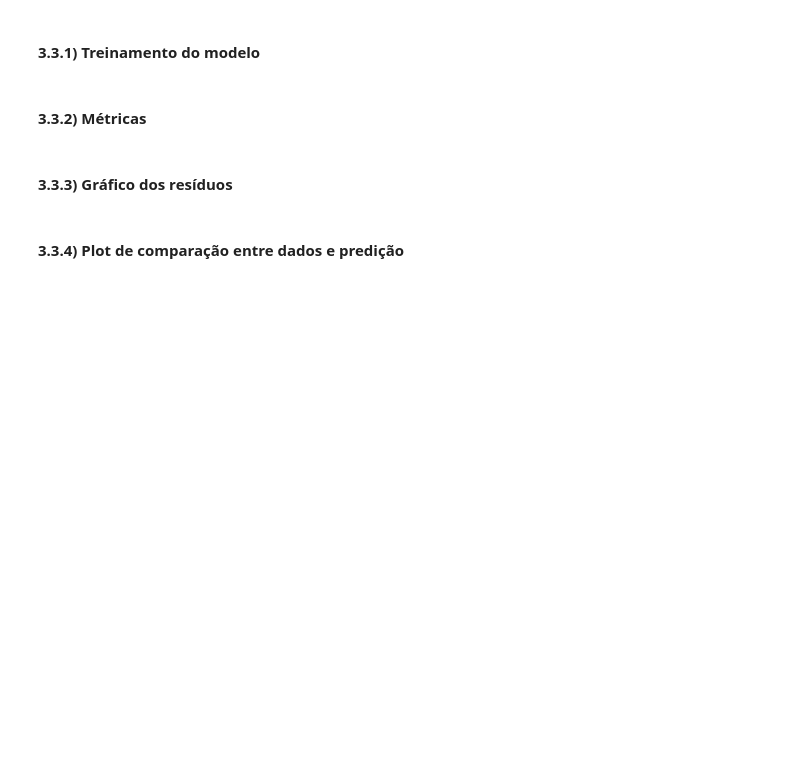
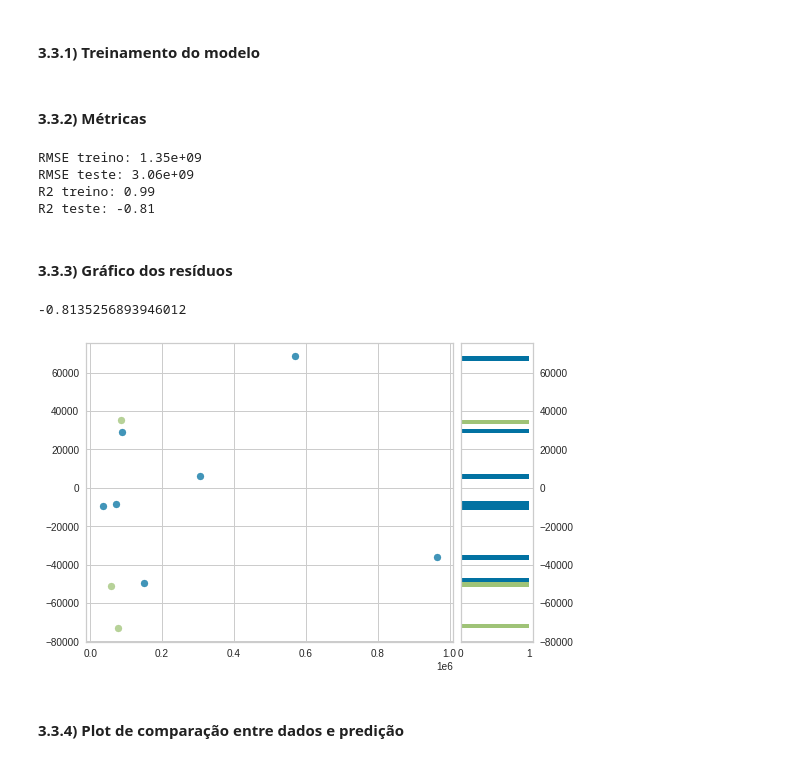
Before and after one commit to martinmedice/Learning_Data_Science, a Jupyter notebook: Aplicação_Regressão_Não_Linear.ipynb, the cells around one changed output. Saved outputs shown, nothing was run; the diff lists cells and outputs as text; code cells hidden in the pictures; blank space fills up the shorter version.

```diff
--- a/Aplicação_Regressão_Não_Linear.ipynb
+++ b/Aplicação_Regressão_Não_Linear.ipynb
@@ -102,9 +135,36 @@ plt.plot(X, y, 'ro', X,reg_lin.predict(X), 'b--')
 ### 3.3) Regressão cúbica
 # %% [markdown]
 #### 3.3.1) Treinamento do modelo
+# %%
+poly = PolynomialFeatures(degree=3)
+X_poly = poly.fit_transform(X)
+
+X_train, X_test, y_train, y_test = train_test_split(X_poly, y, test_size=0.3, random_state=2)
+
+reg_cub= LinearRegression().fit(X_train, y_train)
+ypred_treino3 = reg_cub.predict(X_train)
+ypred_teste3 = reg_cub.predict(X_test)
 # %% [markdown]
 #### 3.3.2) Métricas
+# %%
+print('RMSE treino: {:.3}'.format(mean_squared_error(y_train, ypred_treino3)))
+print('RMSE teste: {:.3}'.format(mean_squared_error(y_test, ypred_teste3)))
+print('R2 treino: {:.2}'.format(r2_score(y_train, ypred_treino3)))
+print('R2 teste: {:.2}'.format(r2_score(y_test, ypred_teste3)))
+# %% [output]
+RMSE treino: 1.35e+09
+RMSE teste: 3.06e+09
+R2 treino: 0.99
+R2 teste: -0.81
 # %% [markdown]
 #### 3.3.3) Gráfico dos resíduos
+# %%
+visualizer = ResidualsPlot(LinearRegression())
+
+visualizer.fit(X_train, y_train)  # Fit the training data to the visualizer
+visualizer.score(X_test, y_test)  # Evaluate the model on the test data
+# %% [output]
+-0.8135256893946012
+[figure, added]
 # %% [markdown]
 #### 3.3.4) Plot de comparação entre dados e predição
```
Also changed, not shown: parts of 10 cells of this notebook.
